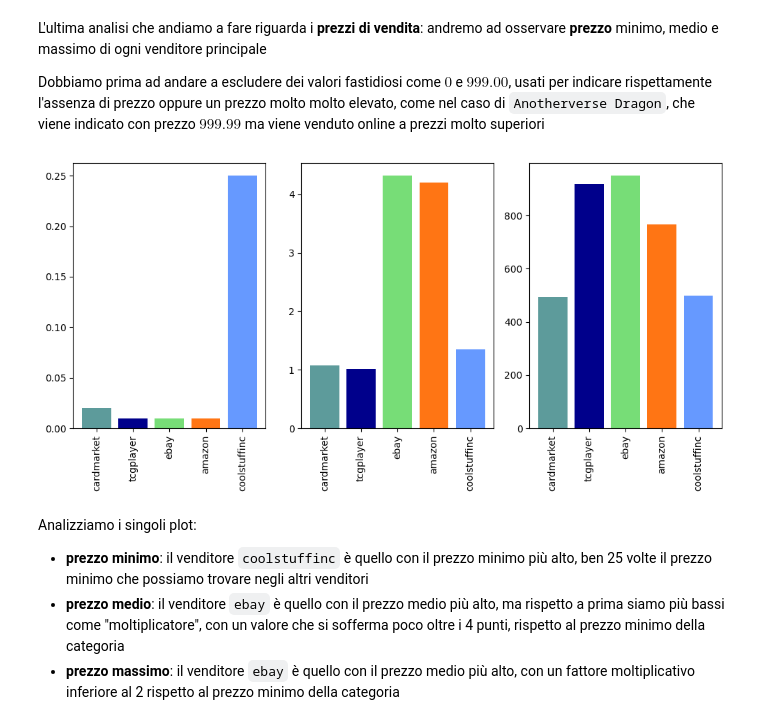
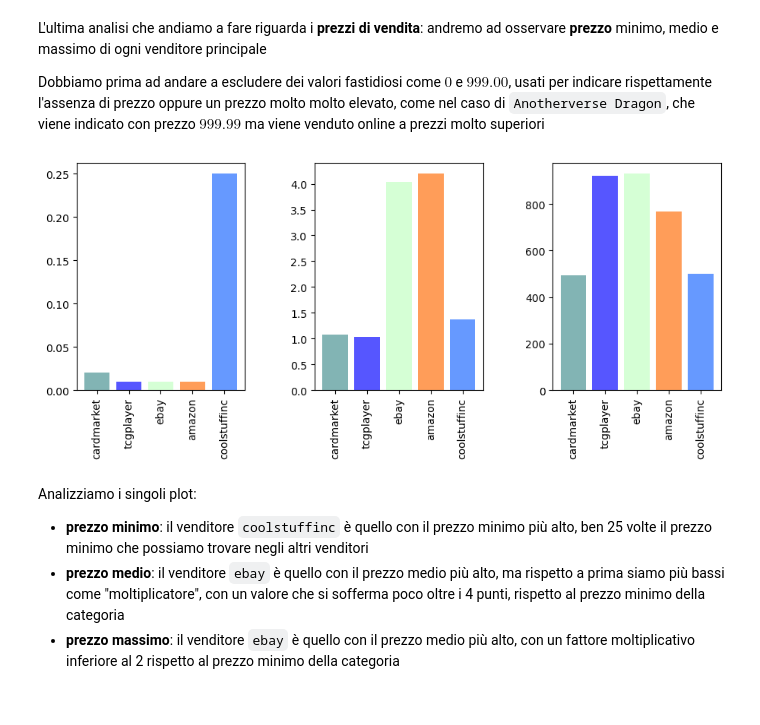
Before and after one commit to MattiaOldani/Visualizzazione-Scientifica, a Jupyter notebook: notebook/notebook.ipynb, the cells around one changed output. Drawn from its saved outputs; the diff is of its cells as text; code cells hidden in the pictures.

Commit message:
Sistemati grafici del notebook

```diff
--- a/notebook/notebook.ipynb
+++ b/notebook/notebook.ipynb
@@ -382,37 +380,37 @@ Dobbiamo prima ad andare a escludere dei valori fastidiosi come $0$ e $999.00$,
 # %%
 cardmarket = data["CARDMARKET_PRICE"].dropna().where(lambda x : x > 0).where(lambda x: x < 999.00)
 tcgplayer = data["TCGPLAYER_PRICE"].dropna().where(lambda x : x > 0).where(lambda x: x < 999.00)
 ebay = data["EBAY_PRICE"].dropna().where(lambda x : x > 0).where(lambda x: x < 999.00)
 amazon = data["AMAZON_PRICE"].dropna().where(lambda x : x > 0).where(lambda x: x < 999.00)
 coolstuffinc = data["COOLSTUFFINC_PRICE"].dropna().where(lambda x : x > 0).where(lambda x: x < 999.00)
-colors = ['#5d9b9b', '#00008B'  , '#77dd77', '#ff7514', '#6699ff']
+
+colors = ['#82b4b4', '#5656ff', '#d5ffd5', '#ff9d59', '#6699ff']
 stores = [cardmarket, tcgplayer, ebay, amazon, coolstuffinc]
 xticks = ["cardmarket", "tcgplayer", "ebay", "amazon", "coolstuffinc"]
 x = np.arange(0, len(stores))
 
 plt.subplot(1,3,1)
 y = [store.min() for store in stores]
 plt.bar(x, y, color=colors)
 plt.xticks(x, xticks, rotation=90)
 
 plt.subplot(1,3,2)
 y = [store.mean() for store in stores]
 plt.bar(x, y, color=colors)
 plt.xticks(x, xticks, rotation=90)
 
 plt.subplot(1,3,3)
 y = [store.max() for store in stores]
 plt.bar(x, y, color=colors)
 plt.xticks(x, xticks, rotation=90)
 
 plt.gcf().set_size_inches(10,5)
-plt.tight_layout()
-plt.show()
+plt.tight_layout(pad=4)
+#plt.show()
 
-
-#plt.savefig("price.png", dpi=300, bbox_inches='tight', transparent=True)
+plt.savefig("../images/notebook/prezzo.png", dpi=300, bbox_inches='tight', transparent=True)
 # %% [output]
-[figure, old version]
+[figure, new version]
 # %% [markdown]
 Analizziamo i singoli plot:
 - **prezzo minimo**: il venditore `coolstuffinc` è quello con il prezzo minimo più alto, ben 25 volte il prezzo minimo che possiamo trovare negli altri venditori
```
Also changed, not shown: parts of 17 cells of this notebook, 9 other files.
